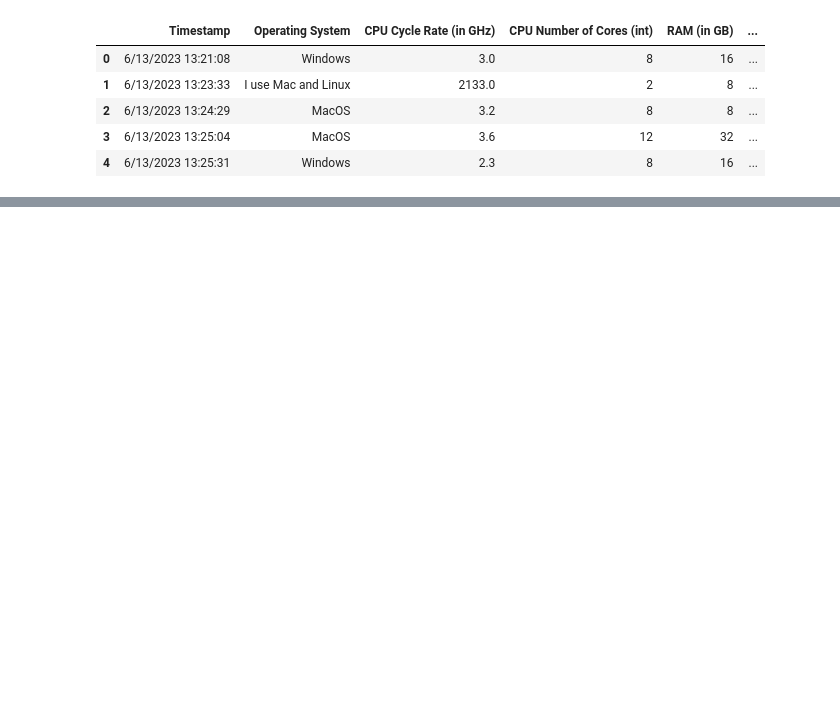
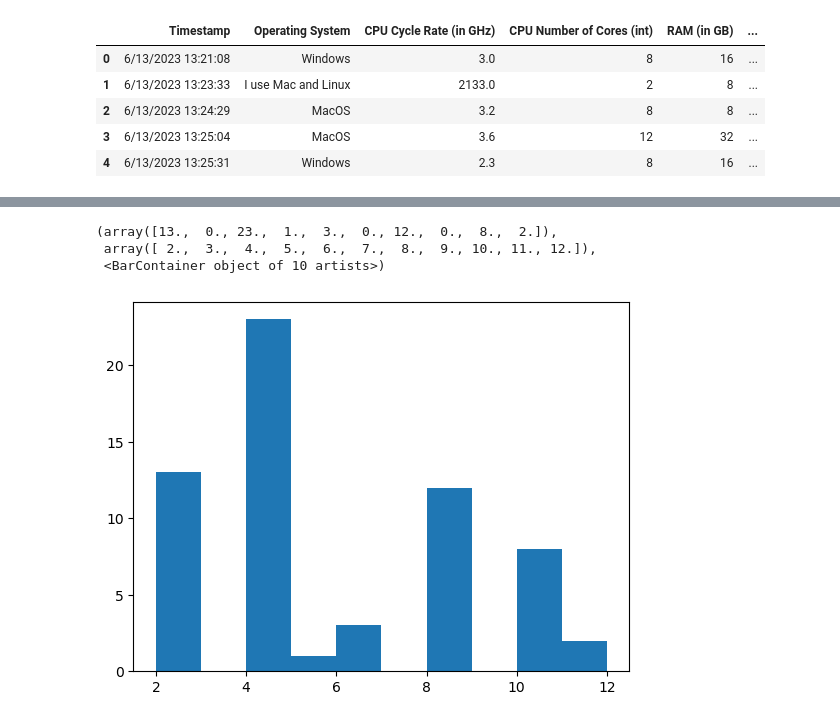
Before and after one commit to LukeRohlwing/OrientationPython, a Jupyter notebook: ComputerSurveyAnalysis.ipynb, the cells around one changed output, grey strips where cells are left out. Drawn from its saved outputs; the diff is of its cells as text; code cells hidden in the pictures; blank space fills up the shorter version.

```diff
--- a/ComputerSurveyAnalysis.ipynb
+++ b/ComputerSurveyAnalysis.ipynb
@@ -14,0 +31,7 @@ data.head()
+# %%
+plt.hist(data["CPU Number of Cores (int)"])
+# %% [output]
+(array([13.,  0., 23.,  1.,  3.,  0., 12.,  0.,  8.,  2.]),
+ array([ 2.,  3.,  4.,  5.,  6.,  7.,  8.,  9., 10., 11., 12.]),
+ <BarContainer object of 10 artists>)
+[figure, added]
```
Also changed, not shown: parts of 4 cells of this notebook, 2 other files.
